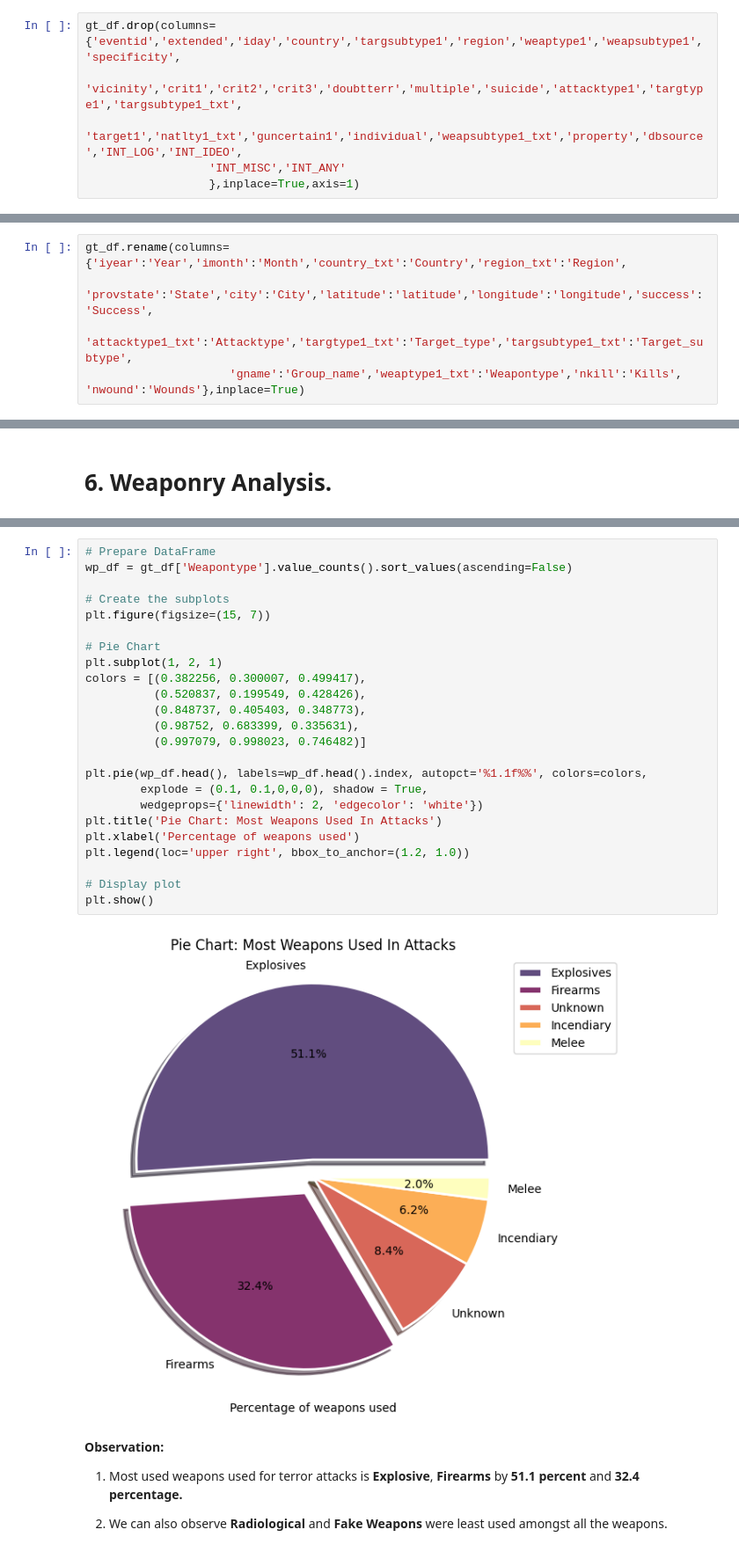
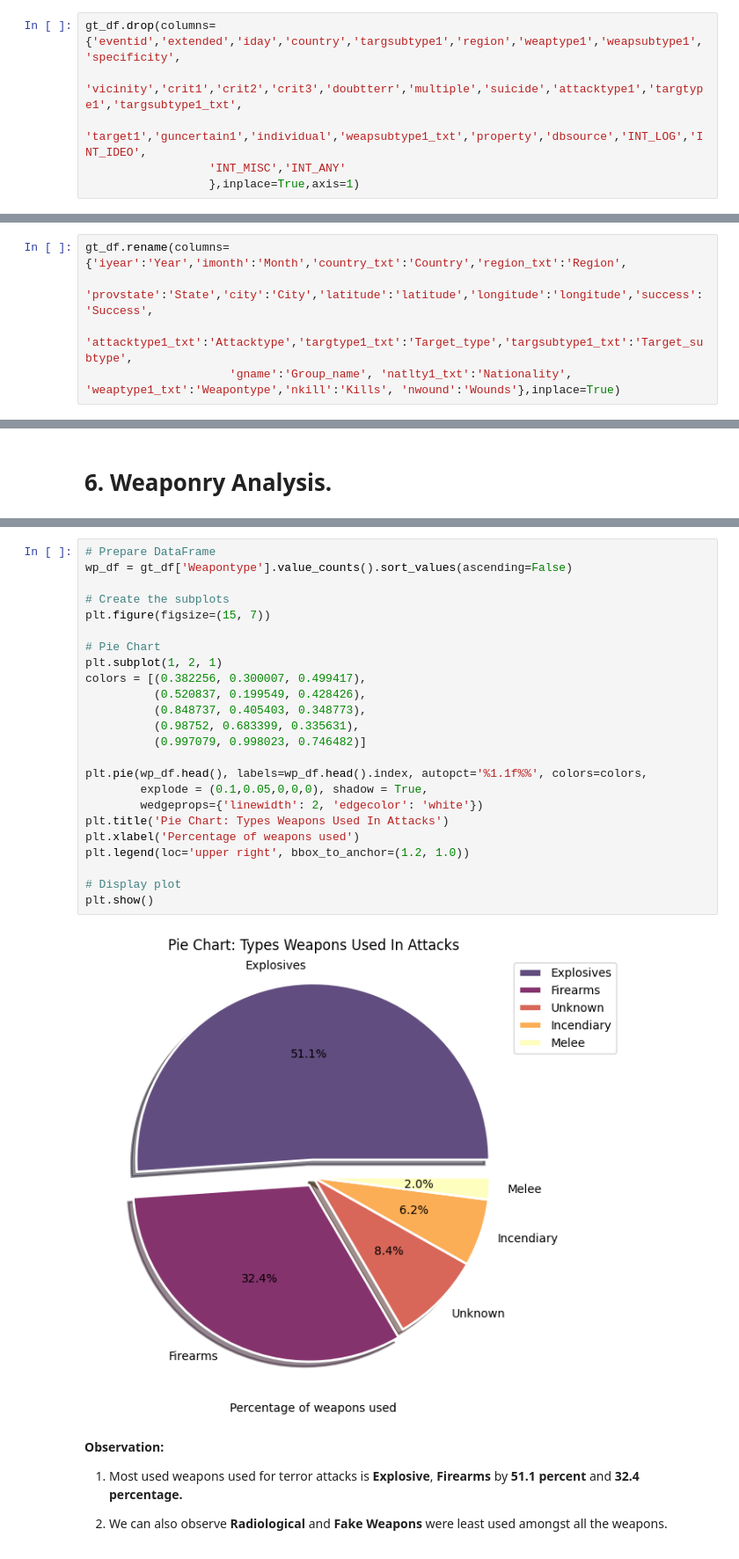
Before and after one commit to dacenish/EDA-Global-terrorism, a Jupyter notebook: Capstone_Project_Global_terrorism_EDA_by_Danish_Zia.ipynb, the cells around one changed output, grey strips where cells are left out. Shown at 88% size. Saved outputs shown, nothing was run; the diff lists cells and outputs as text.

```diff
--- a/Capstone_Project_Global_terrorism_EDA_by_Danish_Zia.ipynb
+++ b/Capstone_Project_Global_terrorism_EDA_by_Danish_Zia.ipynb
@@ -193,7 +193,7 @@ Year, Month, Country, Region, State, City, ishostkid, Successs, Nationality of v
 # %%
 gt_df.drop(columns={'eventid','extended','iday','country','targsubtype1','region','weaptype1','weapsubtype1','specificity',
                   'vicinity','crit1','crit2','crit3','doubtterr','multiple','suicide','attacktype1','targtype1','targsubtype1_txt',
-                  'target1','natlty1_txt','guncertain1','individual','weapsubtype1_txt','property','dbsource','INT_LOG','INT_IDEO',
+                  'target1','guncertain1','individual','weapsubtype1_txt','property','dbsource','INT_LOG','INT_IDEO',
                   'INT_MISC','INT_ANY'
                   },inplace=True,axis=1)
 # %%
@@ -216,7 +216,7 @@ gt_df.head()
 gt_df.rename(columns={'iyear':'Year','imonth':'Month','country_txt':'Country','region_txt':'Region',
                      'provstate':'State','city':'City','latitude':'latitude','longitude':'longitude','success':'Success',
                      'attacktype1_txt':'Attacktype','targtype1_txt':'Target_type','targsubtype1_txt':'Target_subtype',
-                     'gname':'Group_name','weaptype1_txt':'Weapontype','nkill':'Kills', 'nwound':'Wounds'},inplace=True)
+                     'gname':'Group_name', 'natlty1_txt':'Nationality', 'weaptype1_txt':'Weapontype','nkill':'Kills', 'nwound':'Wounds'},inplace=True)
 # %%
 gt_df.columns
 # %% [output]
@@ -416,29 +412,29 @@ plt.show()
 # %%
 # Prepare DataFrame
 wp_df = gt_df['Weapontype'].value_counts().sort_values(ascending=False)
 
 # Create the subplots
 plt.figure(figsize=(15, 7))
 
 # Pie Chart
 plt.subplot(1, 2, 1)
 colors = [(0.382256, 0.300007, 0.499417),
           (0.520837, 0.199549, 0.428426),
           (0.848737, 0.405403, 0.348773),
           (0.98752, 0.683399, 0.335631),
           (0.997079, 0.998023, 0.746482)]
 
 plt.pie(wp_df.head(), labels=wp_df.head().index, autopct='%1.1f%%', colors=colors,
-        explode = (0.1, 0.1,0,0,0), shadow = True,
+        explode = (0.1,0.05,0,0,0), shadow = True,
         wedgeprops={'linewidth': 2, 'edgecolor': 'white'})
-plt.title('Pie Chart: Most Weapons Used In Attacks')
+plt.title('Pie Chart: Types Weapons Used In Attacks')
 plt.xlabel('Percentage of weapons used')
 plt.legend(loc='upper right', bbox_to_anchor=(1.2, 1.0))
 
 # Display plot
 plt.show()
 # %% [output]
-[figure, old version]
+[figure, new version]
 # %% [markdown]
 **Observation:**
 
```
Also changed, not shown: parts of 13 cells of this notebook.
